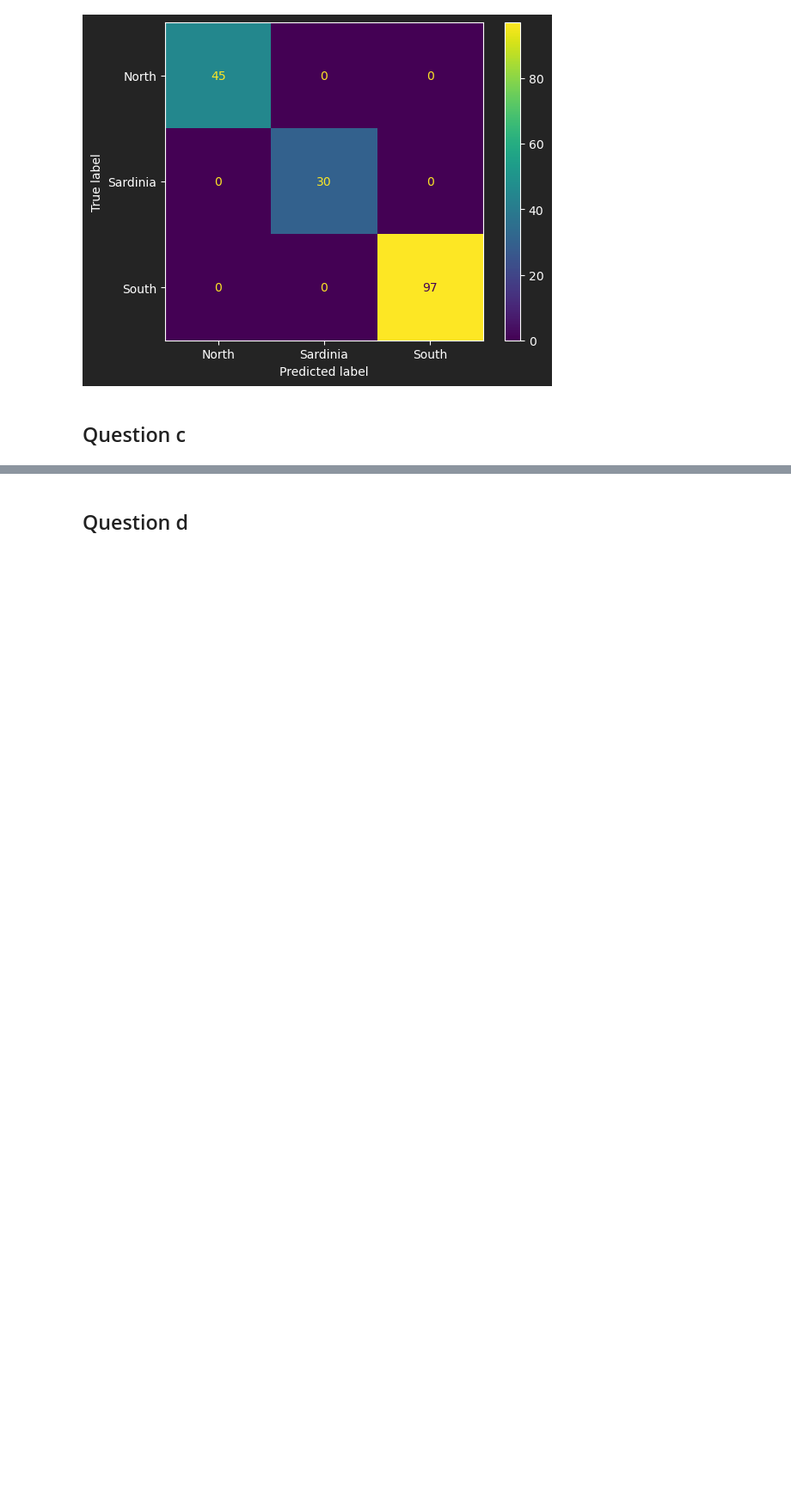
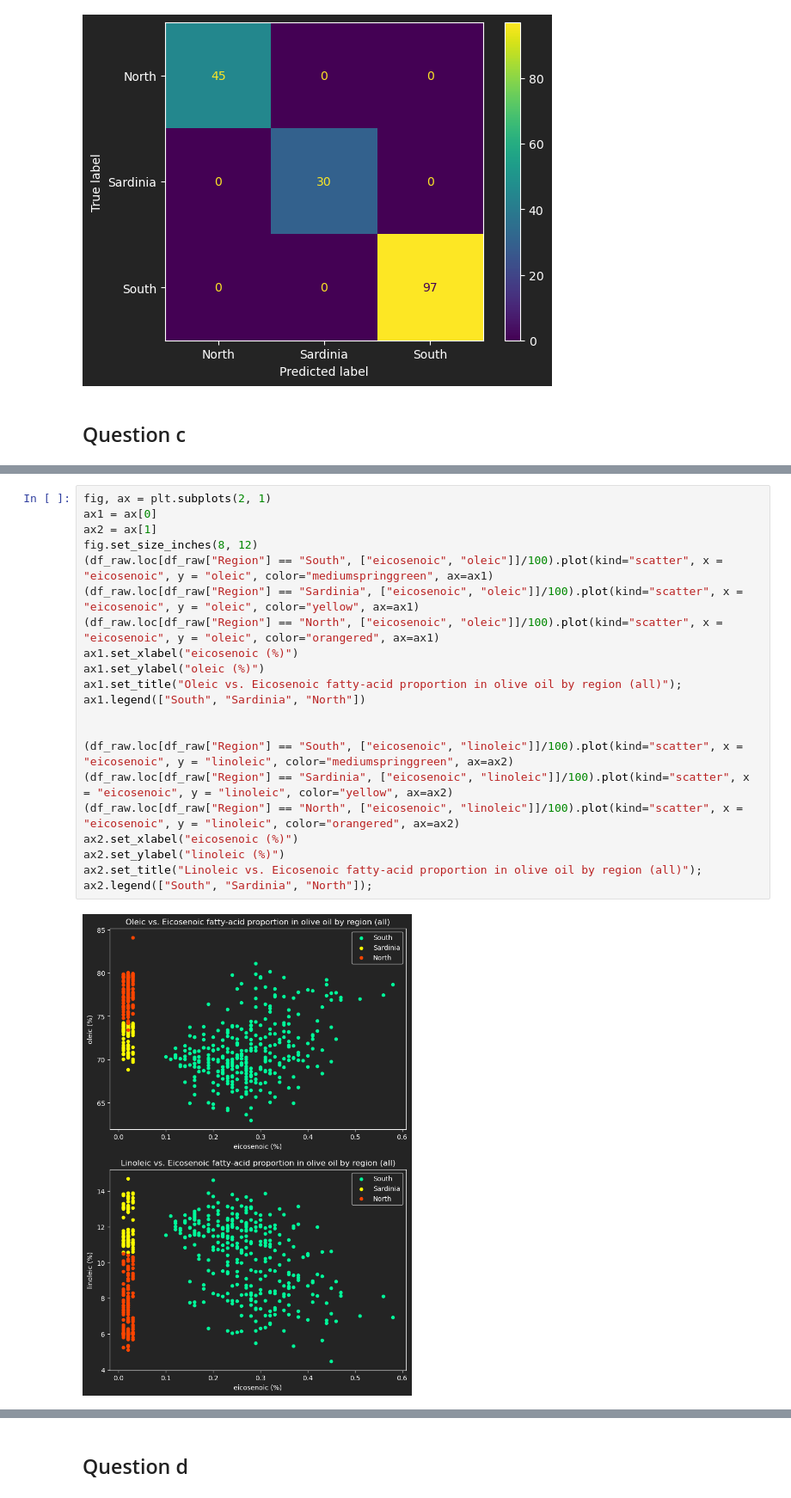
Before and after one commit to jbowen102/CS598_PSL_Coding_Assignment_4, a Jupyter notebook: CA4_dev.ipynb, the cells around one changed output, grey strips where cells are left out. Shown at 86% size. Drawn from its saved outputs; the diff is of its cells as text; blank space fills up the shorter version.

```diff
--- a/CA4_dev.ipynb
+++ b/CA4_dev.ipynb
@@ -190,0 +210,23 @@ ConfusionMatrixDisplay.from_predictions(
+# %%
+fig, ax = plt.subplots(2, 1)
+ax1 = ax[0]
+ax2 = ax[1]
+fig.set_size_inches(8, 12)
+(df_raw.loc[df_raw["Region"] == "South", ["eicosenoic", "oleic"]]/100).plot(kind="scatter", x = "eicosenoic", y = "oleic", color="mediumspringgreen", ax=ax1)
+(df_raw.loc[df_raw["Region"] == "Sardinia", ["eicosenoic", "oleic"]]/100).plot(kind="scatter", x = "eicosenoic", y = "oleic", color="yellow", ax=ax1)
+(df_raw.loc[df_raw["Region"] == "North", ["eicosenoic", "oleic"]]/100).plot(kind="scatter", x = "eicosenoic", y = "oleic", color="orangered", ax=ax1)
+ax1.set_xlabel("eicosenoic (%)")
+ax1.set_ylabel("oleic (%)")
+ax1.set_title("Oleic vs. Eicosenoic fatty-acid proportion in olive oil by region (all)");
+ax1.legend(["South", "Sardinia", "North"])
+
+
+(df_raw.loc[df_raw["Region"] == "South", ["eicosenoic", "linoleic"]]/100).plot(kind="scatter", x = "eicosenoic", y = "linoleic", color="mediumspringgreen", ax=ax2)
+(df_raw.loc[df_raw["Region"] == "Sardinia", ["eicosenoic", "linoleic"]]/100).plot(kind="scatter", x = "eicosenoic", y = "linoleic", color="yellow", ax=ax2)
+(df_raw.loc[df_raw["Region"] == "North", ["eicosenoic", "linoleic"]]/100).plot(kind="scatter", x = "eicosenoic", y = "linoleic", color="orangered", ax=ax2)
+ax2.set_xlabel("eicosenoic (%)")
+ax2.set_ylabel("linoleic (%)")
+ax2.set_title("Linoleic vs. Eicosenoic fatty-acid proportion in olive oil by region (all)");
+ax2.legend(["South", "Sardinia", "North"]);
+# %% [output]
+[figure, added]
```
Also changed, not shown: parts of 7 cells of this notebook.
